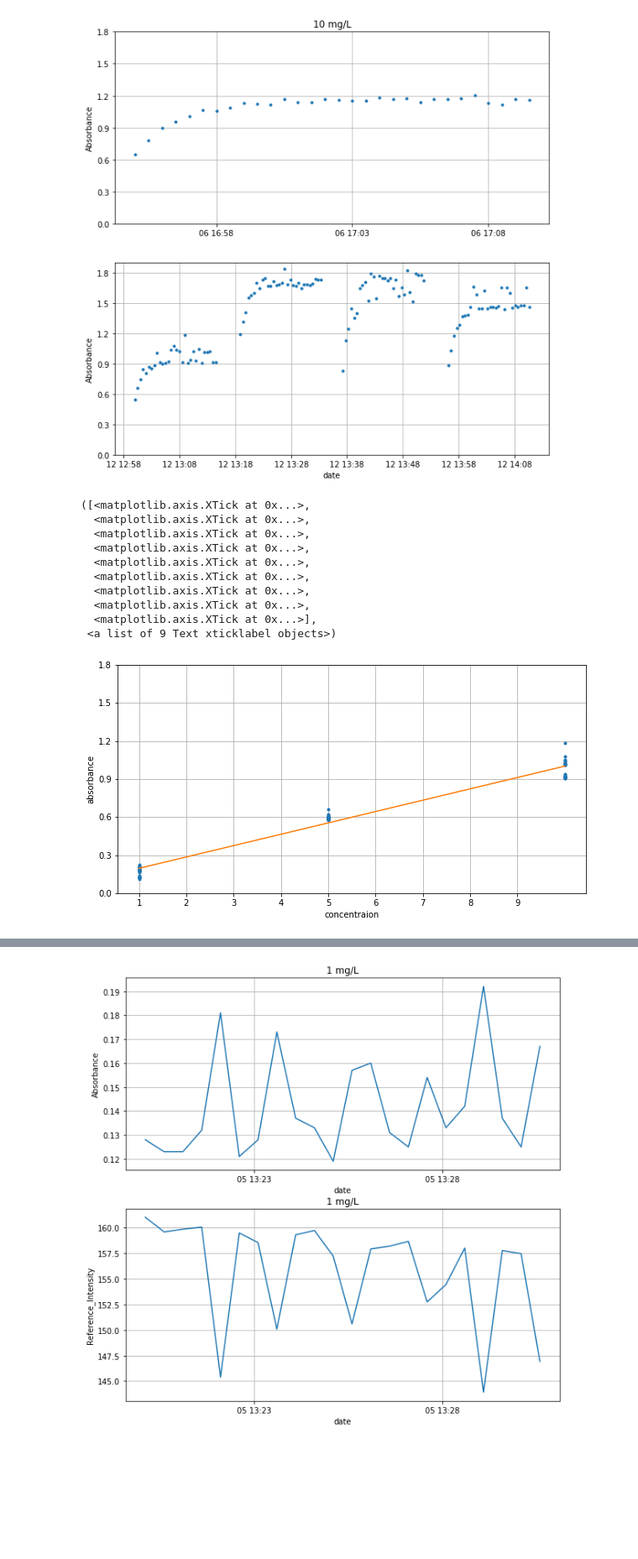
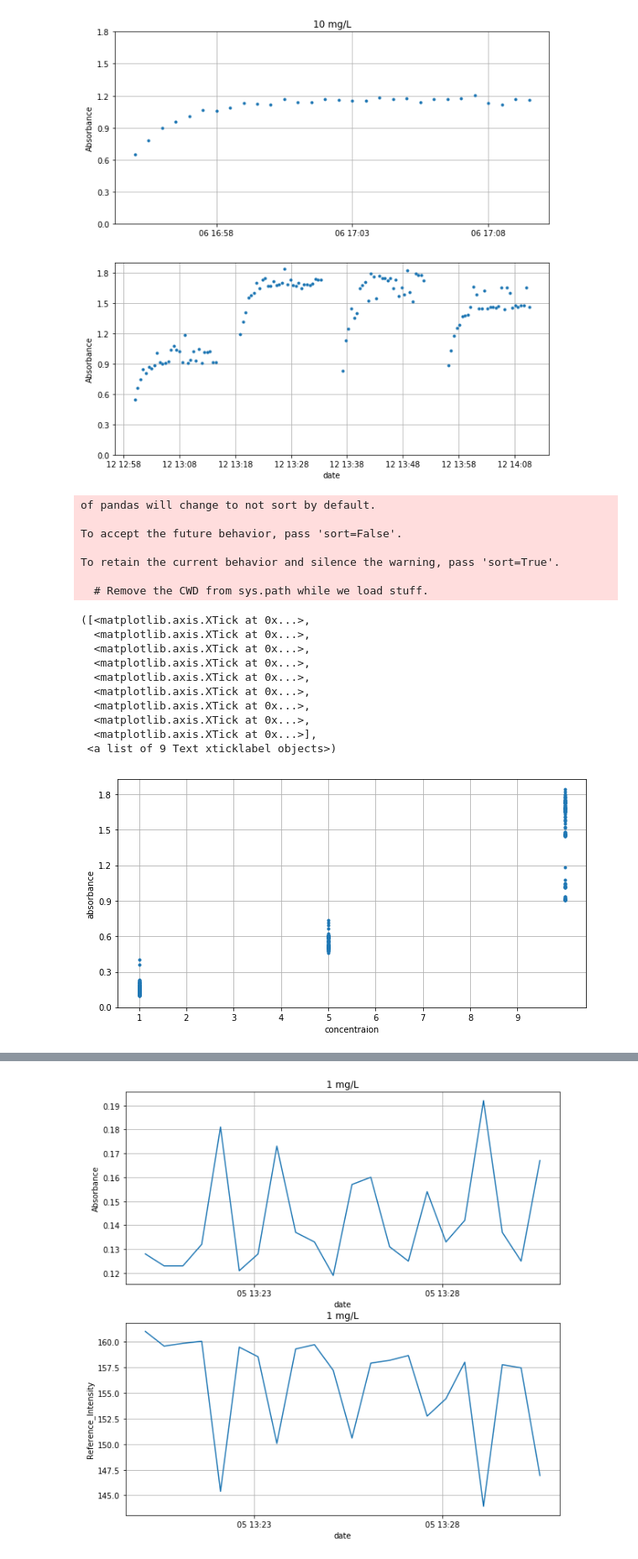
Before and after one commit to BanafshehKhaki/EOS_img, a Jupyter notebook: analyse.ipynb, the cells around one changed output, grey strips where cells are left out. Shown at 84% size. Saved outputs shown, nothing was run; the diff lists cells and outputs as text; code cells hidden in the pictures; blank space fills up the shorter version.

Commit message:
analyse slicing

```diff
--- a/analyse.ipynb
+++ b/analyse.ipynb
@@ -6,13 +6,36 @@ from numpy.polynomial.polynomial import polyfit
 import datetime as dt
 # %%
 df1mg1 = pd.read_csv("results_1mgrun1.csv")
+df1mg1['date'] = pd.to_datetime(df1mg1['time'])
+df1mg1 = df1mg1.sort_values('date')
+df1mg1_sliced = df1mg1[8:30]
+
 df1mg2 = pd.read_csv("results_1mgrun2.csv")
+df1mg2['date'] = pd.to_datetime(df1mg2['time'])
+df1mg2 = df1mg2.sort_values('date')
+df1mg2_sliced = df1mg2[8:30]
+
 df1mg3 = pd.read_csv("results_1mgrun3.csv")
+df1mg3['date'] = pd.to_datetime(df1mg3['time'])
+df1mg3 = df1mg3.sort_values('date')
+df1mg3_sliced = df1mg3[8:30]
+
 df1mg4 = pd.read_csv("results_1mgrun4.csv")
+df1mg4['date'] = pd.to_datetime(df1mg4['time'])
+df1mg4 = df1mg4.sort_values('date')
+df1mg4_sliced = df1mg4[8:30]
+
 df1mg5 = pd.read_csv("results_1mgrun5.csv")
+df1mg5['date'] = pd.to_datetime(df1mg5['time'])
+df1mg5 = df1mg5.sort_values('date')
+df1mg5_sliced = df1mg5[8:30]
 
 ad1mg = [df1mg1, df1mg2, df1mg3, df1mg4, df1mg5]
 ad1mg = pd.concat(ad1mg, axis=0)
+
+ad1mg_sliced = [df1mg1_sliced, df1mg2_sliced, df1mg3_sliced, df1mg4_sliced, df1mg5_sliced]
+ad1mg_sliced = pd.concat(ad1mg_sliced, axis=0)
+
 ad1mg['date'] = pd.to_datetime(ad1mg['time'])
 ad1mg = ad1mg.sort_values('date')
 ad1mg.tail()
@@ -163,41 +235,49 @@ plt.yticks(np.arange(0, 2, 0.3))
 # %%
 ad1mg['actualC'] = 1
 ad5mg['actualC'] = 5
 ad10mg['actualC'] = 10
 
-#Slicing 4-
-ad1mg_sliced = ad1mg[8:30]
-ad5mg_sliced = ad5mg[8:30]
-ad10mg_sliced = ad10mg[8:30]
+ad1mg_sliced['actualC'] = 1
+ad5mg_sliced['actualC'] = 5
+ad10mg_sliced['actualC'] = 10
 
-frame = [ad1mg_sliced, ad5mg_sliced, ad10mg_sliced]
+ad5mgFirst2_sliced
+
+frame = [ad1mg_sliced, ad5mgFirst2_sliced, ad5mg_sliced,df10mg1_sliced, ad10mg_sliced]
 all_Data = pd.concat(frame)
 
 x = all_Data['actualC']
 y = all_Data["Absorbance"]
 b, m = polyfit(x, y, 1)
 
 fig = plt.figure(figsize=(10,5))
 plt.plot(x, y, '.')
 plt.plot(x, b + m * x, '-')
 plt.xlabel("concentraion")
 plt.ylabel("absorbance")
 plt.grid()
 plt.yticks(np.arange(0, 2, 0.3))
 
 plt.xticks(np.arange(x.min(), x.max(), 1))
 # %% [output]
-([<matplotlib.axis.XTick at 0x...>,
-  <matplotlib.axis.XTick at 0x...>,
-  <matplotlib.axis.XTick at 0x...>,
-  <matplotlib.axis.XTick at 0x...>,
-  <matplotlib.axis.XTick at 0x...>,
-  <matplotlib.axis.XTick at 0x...>,
-  <matplotlib.axis.XTick at 0x...>,
-  <matplotlib.axis.XTick at 0x...>,
-  <matplotlib.axis.XTick at 0x...>],
- <a list of 9 Text xticklabel objects>)
+of pandas will change to not sort by default.
+
+To accept the future behavior, pass 'sort=False'.
+
+To retain the current behavior and silence the warning, pass 'sort=True'.
+
+  # Remove the CWD from sys.path while we load stuff.
+([<matplotlib.axis.XTick at 0x...>,
+  <matplotlib.axis.XTick at 0x...>,
+  <matplotlib.axis.XTick at 0x...>,
+  <matplotlib.axis.XTick at 0x...>,
+  <matplotlib.axis.XTick at 0x...>,
+  <matplotlib.axis.XTick at 0x...>,
+  <matplotlib.axis.XTick at 0x...>,
+  <matplotlib.axis.XTick at 0x...>,
+  <matplotlib.axis.XTick at 0x...>],
+ <a list of 9 Text xticklabel objects>)
-[figure, old version]
+[figure, new version]
 # %%
 # Checking Intesnity vs Absorbance changes
 
```
Also changed, not shown: parts of 8 cells of this notebook.
